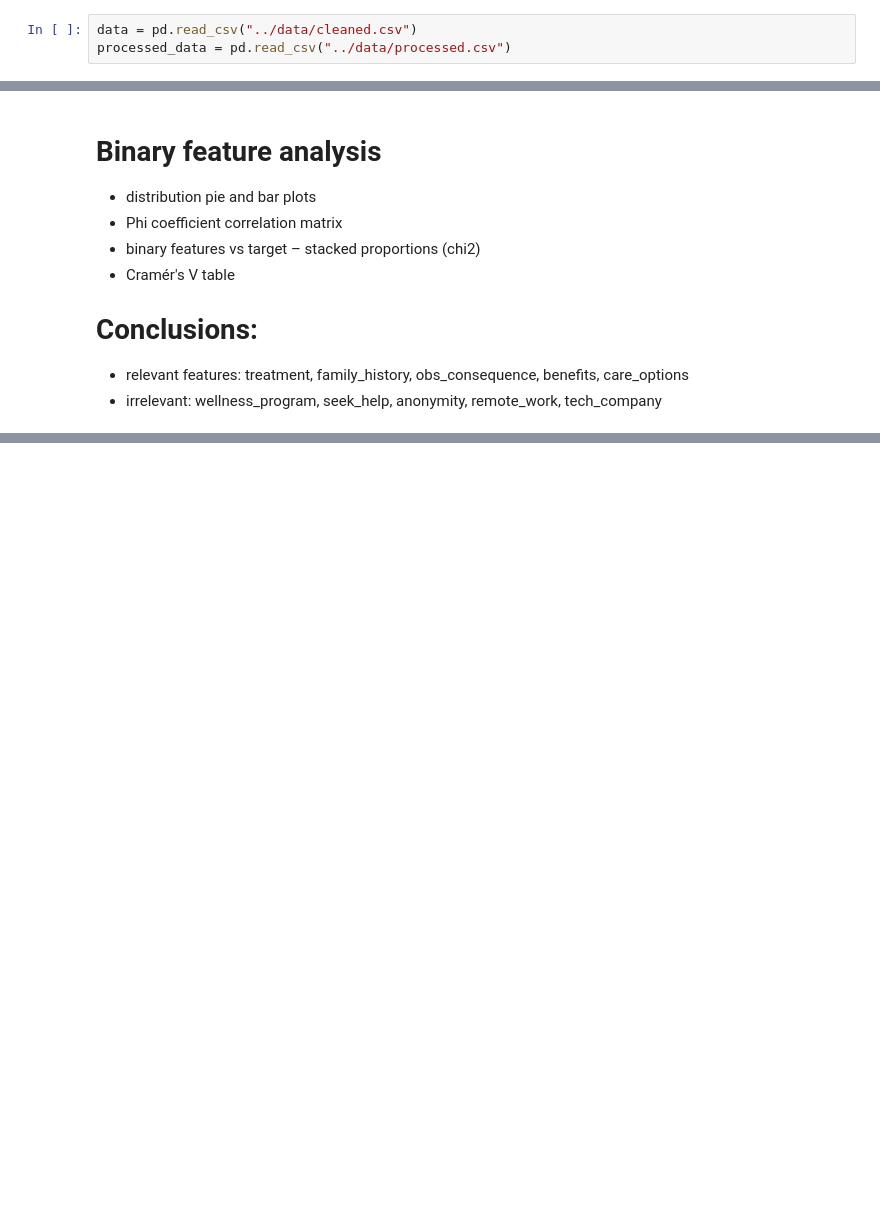
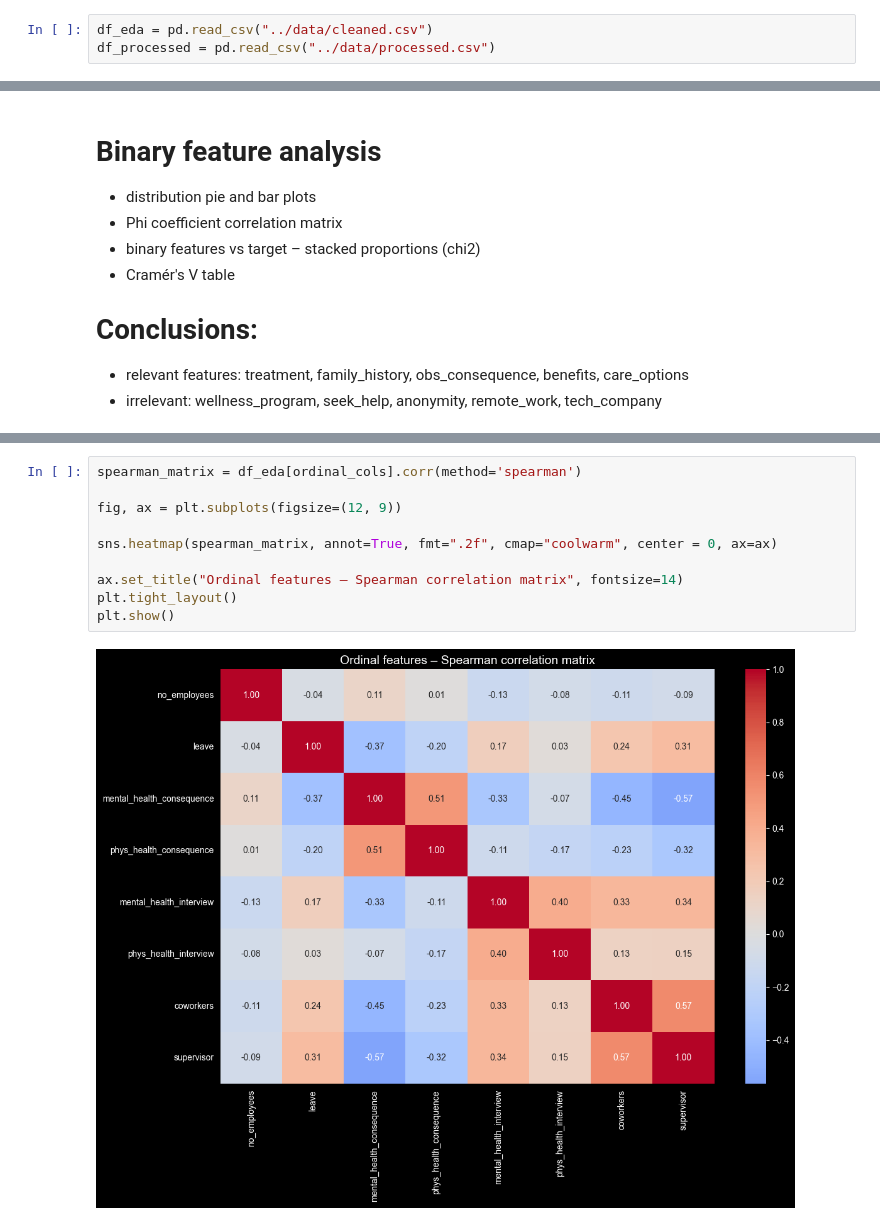
Before and after one commit to bajon1/Classification-pipeline-on-the-Mental-Health, a Jupyter notebook: notebooks/02_eda.ipynb, the cells around one changed output, grey strips where cells are left out. Cells and saved outputs as stored; diff of their text form; blank space fills up the shorter version.

Commit message:
ordinal features eda done, similarly to binary

```diff
--- a/notebooks/02_eda.ipynb
+++ b/notebooks/02_eda.ipynb
@@ -36,8 +36,8 @@ from scipy.stats import chi2_contingency
 - mental_vs_physical: Do you feel that your employer takes mental health as seriously as physical health?
 - obs_consequence: Have you heard of or observed negative consequences for coworkers with mental health conditions in your workplace?
 # %%
-data = pd.read_csv("../data/cleaned.csv")
-processed_data = pd.read_csv("../data/processed.csv")
+df_eda = pd.read_csv("../data/cleaned.csv")
+df_processed = pd.read_csv("../data/processed.csv")
 # %%
 binary_cols = [
     'treatment', 'family_history', 'remote_work', 'tech_company',
@@ -240,3 +239,15 @@ plt.tight_layout()
 plt.show()
 # %% [output]
 [figure]
+# %%
+spearman_matrix = df_eda[ordinal_cols].corr(method='spearman')
+
+fig, ax = plt.subplots(figsize=(12, 9))
+
+sns.heatmap(spearman_matrix, annot=True, fmt=".2f", cmap="coolwarm", center = 0, ax=ax)
+
+ax.set_title("Ordinal features – Spearman correlation matrix", fontsize=14)
+plt.tight_layout()
+plt.show()
+# %% [output]
+[figure, added]
```
Also changed, not shown: parts of 12 cells of this notebook.
